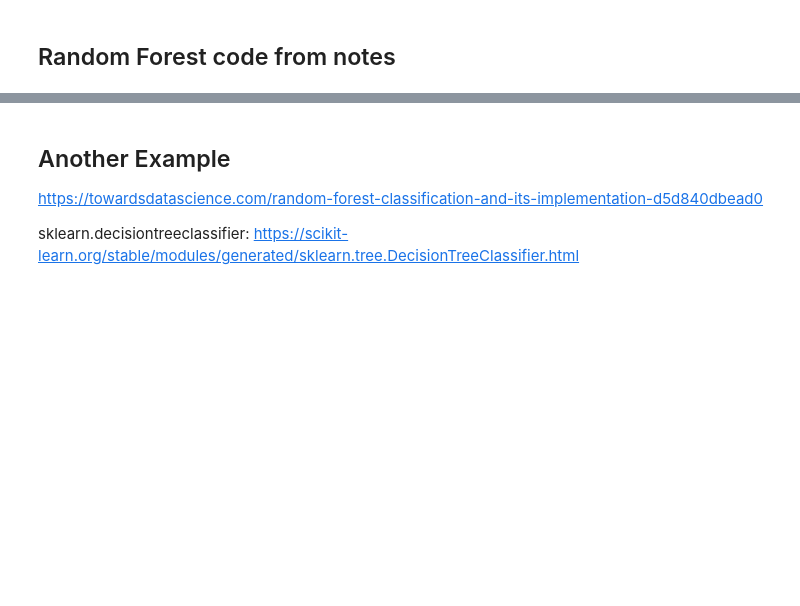
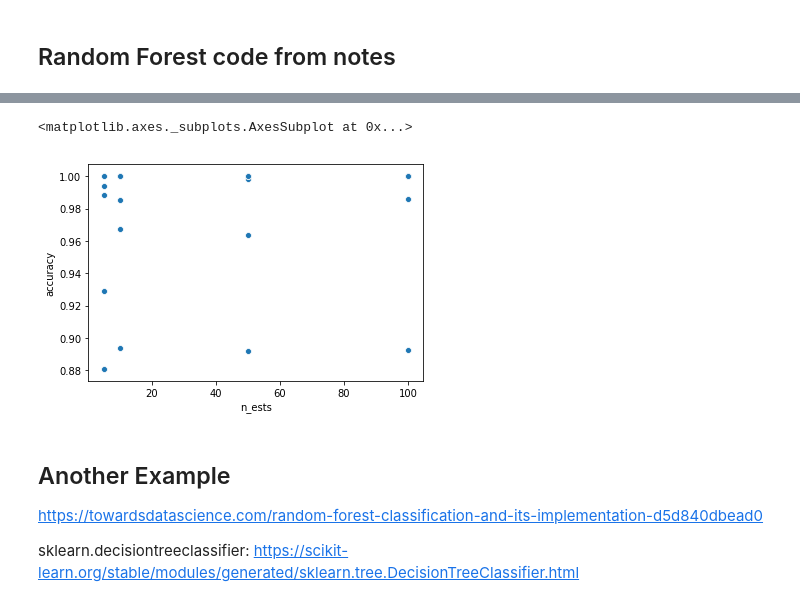
Before and after one commit to ascurlock/Advanced_project_CS5010, a Jupyter notebook: Advanced Project Random Forest.ipynb, the cells around one changed output, grey strips where cells are left out. Saved outputs shown, nothing was run; the diff lists cells and outputs as text; code cells hidden in the pictures; blank space fills up the shorter version.

```diff
--- a/Advanced Project Random Forest.ipynb
+++ b/Advanced Project Random Forest.ipynb
@@ -303,3 +463,9 @@ Confusion Matrix:
+# %%
+#Plotting results
+sns.scatterplot(x="n_ests", y="accuracy", data=accMeasure) #orange
+# %% [output]
+<matplotlib.axes._subplots.AxesSubplot at 0x...>
+[figure, added]
 # %% [markdown]
 ## Another Example
 
```
Also changed, not shown: parts of 25 cells of this notebook.
